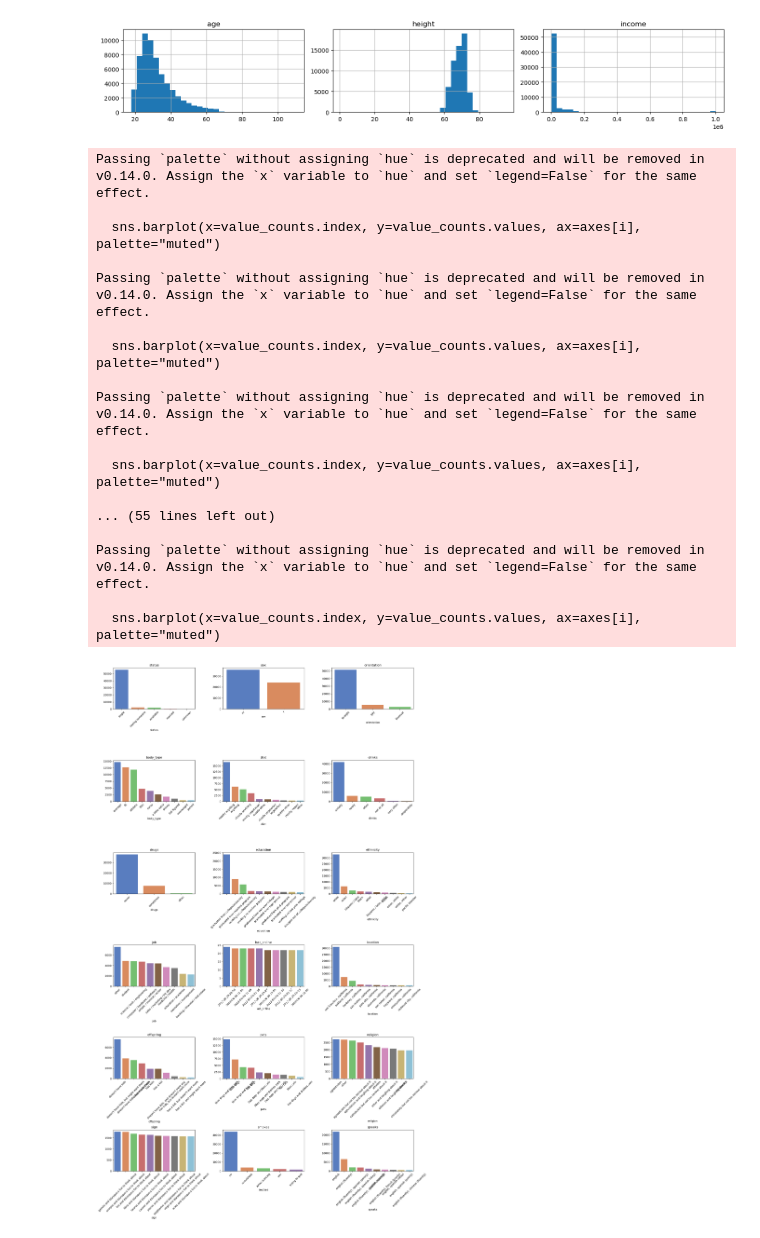
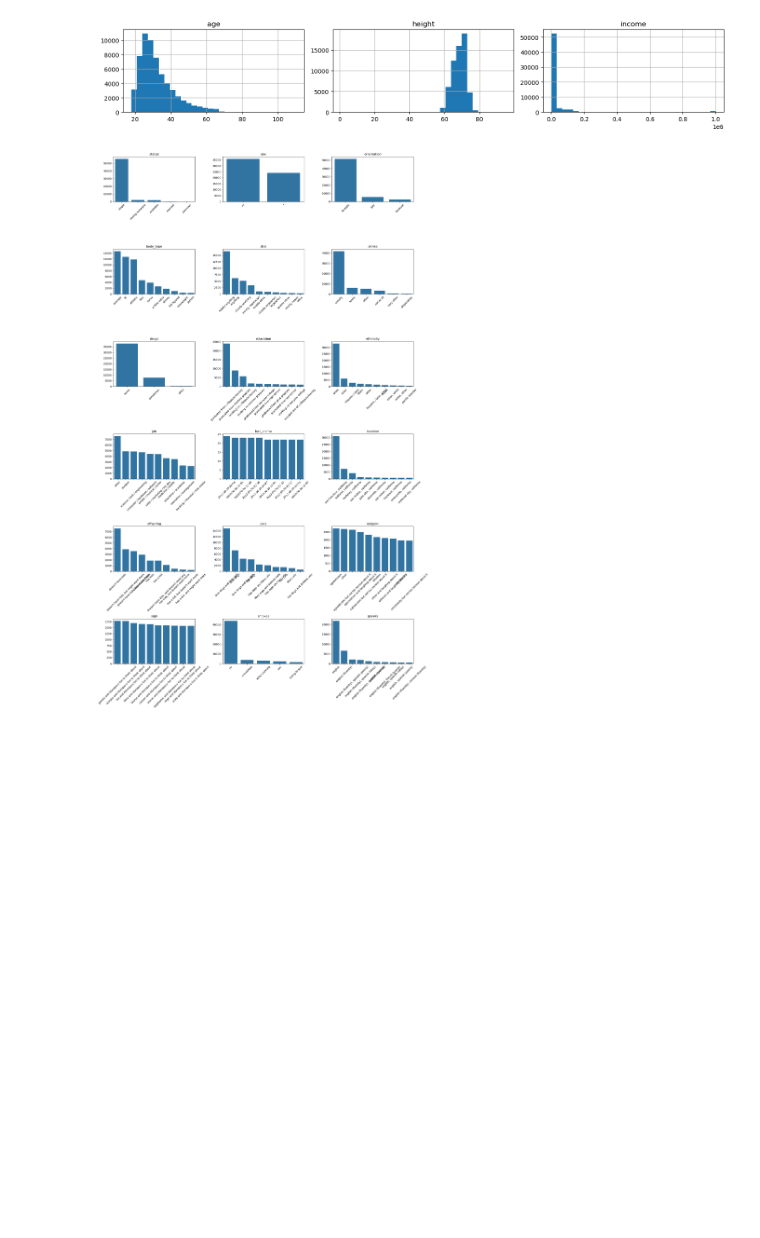
Before and after one commit to sunnysidesk/MatchMadeinML, a Jupyter notebook: preprocessing.ipynb, the cells around one changed output. Drawn from its saved outputs; the diff is of its cells as text; code cells hidden in the pictures; blank space fills up the shorter version.

```diff
--- a/preprocessing.ipynb
+++ b/preprocessing.ipynb
@@ -157,36 +144,26 @@ plt.show()
 # %% [output]
 [figure]
 # %%
+# Categorical columns only
+object_cols = okc_features.select_dtypes(include=['object'])
 
 num_cols = len(object_cols.columns)
-rows = math.ceil(num_cols / 3)  # Create rows dynamically
+rows = math.ceil(num_cols / 3)  # Adjust to have multiple rows
 fig, axes = plt.subplots(rows, 3, figsize=(18, 5 * rows))
 axes = axes.flatten()
 
+# Plot each column
 for i, column in enumerate(object_cols.columns):
-    value_counts = object_cols[column].value_counts().head(10)  # Top 10 categories
-    sns.barplot(x=value_counts.index, y=value_counts.values, ax=axes[i], palette="muted")
+    value_counts = object_cols[column].value_counts().head(10)  # Show top 10 categories
+    sns.barplot(x=value_counts.index, y=value_counts.values, ax=axes[i])
     axes[i].set_title(column)
-    axes[i].set_xticklabels(value_counts.index, rotation=45)
+    axes[i].set_xlabel("")  # Remove x-axis label
+    plt.setp(axes[i].xaxis.get_majorticklabels(), rotation=45)  # Rotate labels
+
+for j in range(i + 1, len(axes)):
+    fig.delaxes(axes[j])
 
 plt.tight_layout()
 plt.show()
 # %% [output]
-Passing `palette` without assigning `hue` is deprecated and will be removed in v0.14.0. Assign the `x` variable to `hue` and set `legend=False` for the same effect.
-
-  sns.barplot(x=value_counts.index, y=value_counts.values, ax=axes[i], palette="muted")
-
-Passing `palette` without assigning `hue` is deprecated and will be removed in v0.14.0. Assign the `x` variable to `hue` and set `legend=False` for the same effect.
-
-  sns.barplot(x=value_counts.index, y=value_counts.values, ax=axes[i], palette="muted")
-
-Passing `palette` without assigning `hue` is deprecated and will be removed in v0.14.0. Assign the `x` variable to `hue` and set `legend=False` for the same effect.
-
-  sns.barplot(x=value_counts.index, y=value_counts.values, ax=axes[i], palette="muted")
-
-... (55 lines left out)
-
-Passing `palette` without assigning `hue` is deprecated and will be removed in v0.14.0. Assign the `x` variable to `hue` and set `legend=False` for the same effect.
-
-  sns.barplot(x=value_counts.index, y=value_counts.values, ax=axes[i], palette="muted")
-[figure, old version]
+[figure, new version]
```
Also changed, not shown: parts of 26 cells of this notebook.
